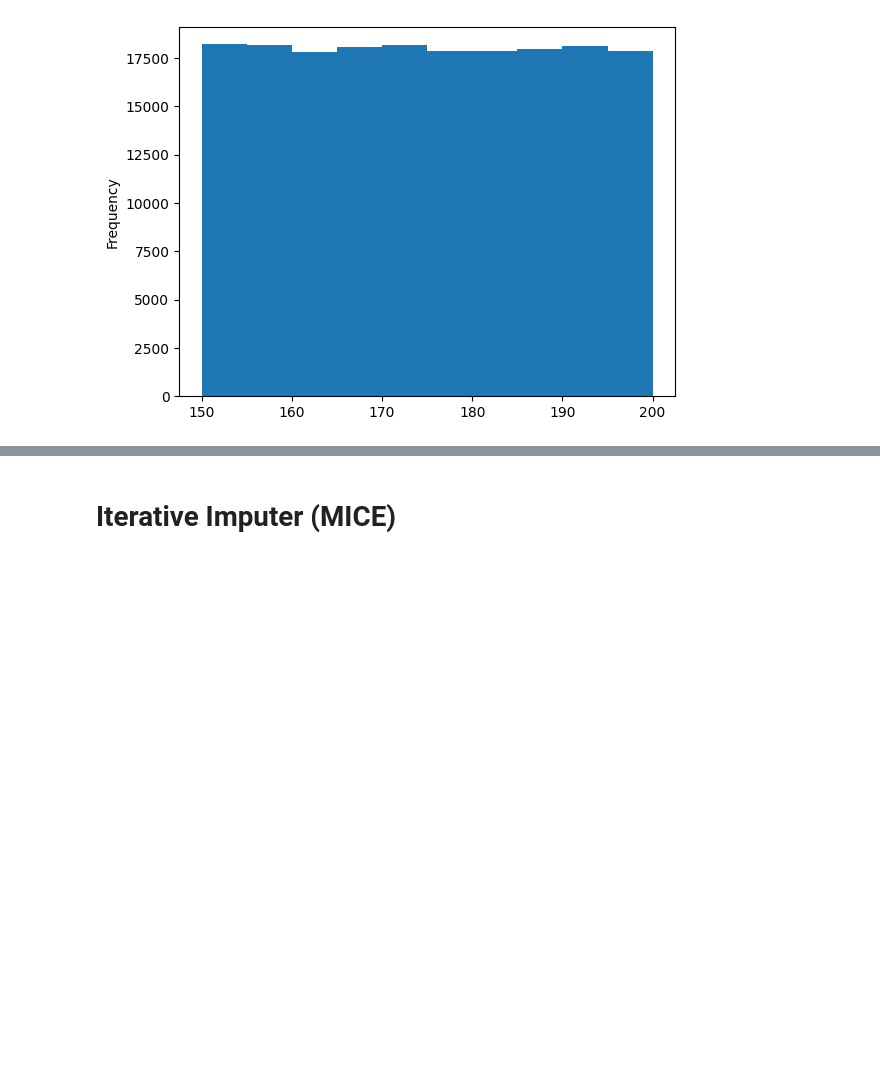
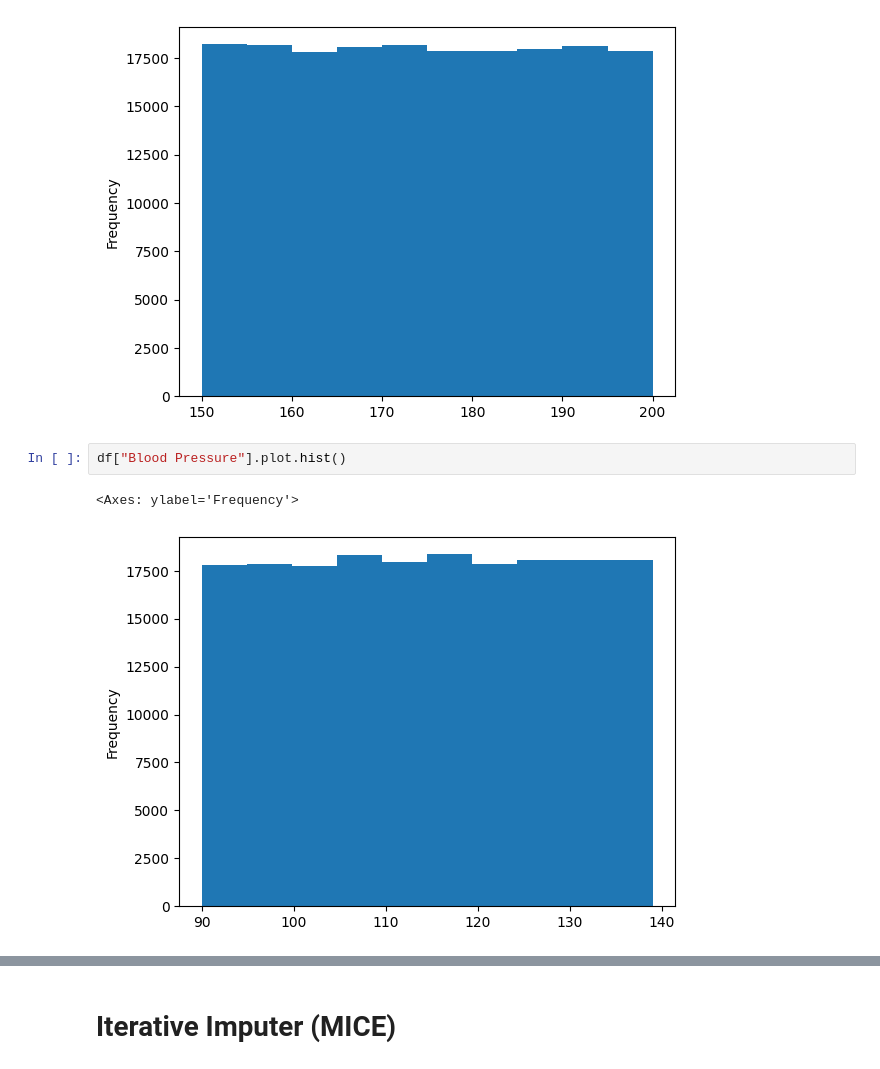
Before and after one commit to PetarKalinovski/MissingValuesTest, a Jupyter notebook: proba.ipynb, the cells around one changed output, grey strips where cells are left out. Drawn from its saved outputs; the diff is of its cells as text; blank space fills up the shorter version.

```diff
--- a/proba.ipynb
+++ b/proba.ipynb
@@ -243,3 +243,8 @@ df["Height"].plot.hist()
 # %% [output]
 <Axes: ylabel='Frequency'>
 [figure]
+# %%
+df["Blood Pressure"].plot.hist()
+# %% [output]
+<Axes: ylabel='Frequency'>
+[figure, added]
```
Also changed, not shown: parts of 2 cells of this notebook.
